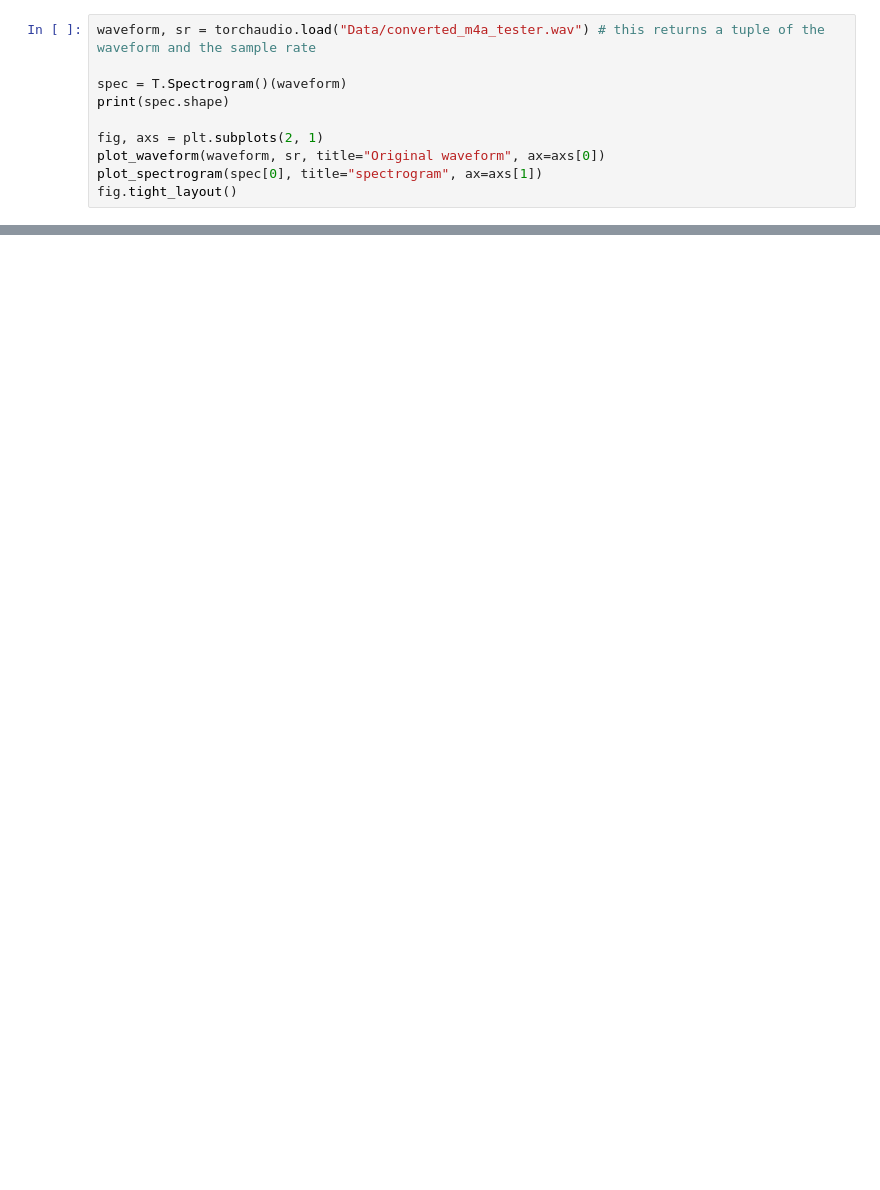
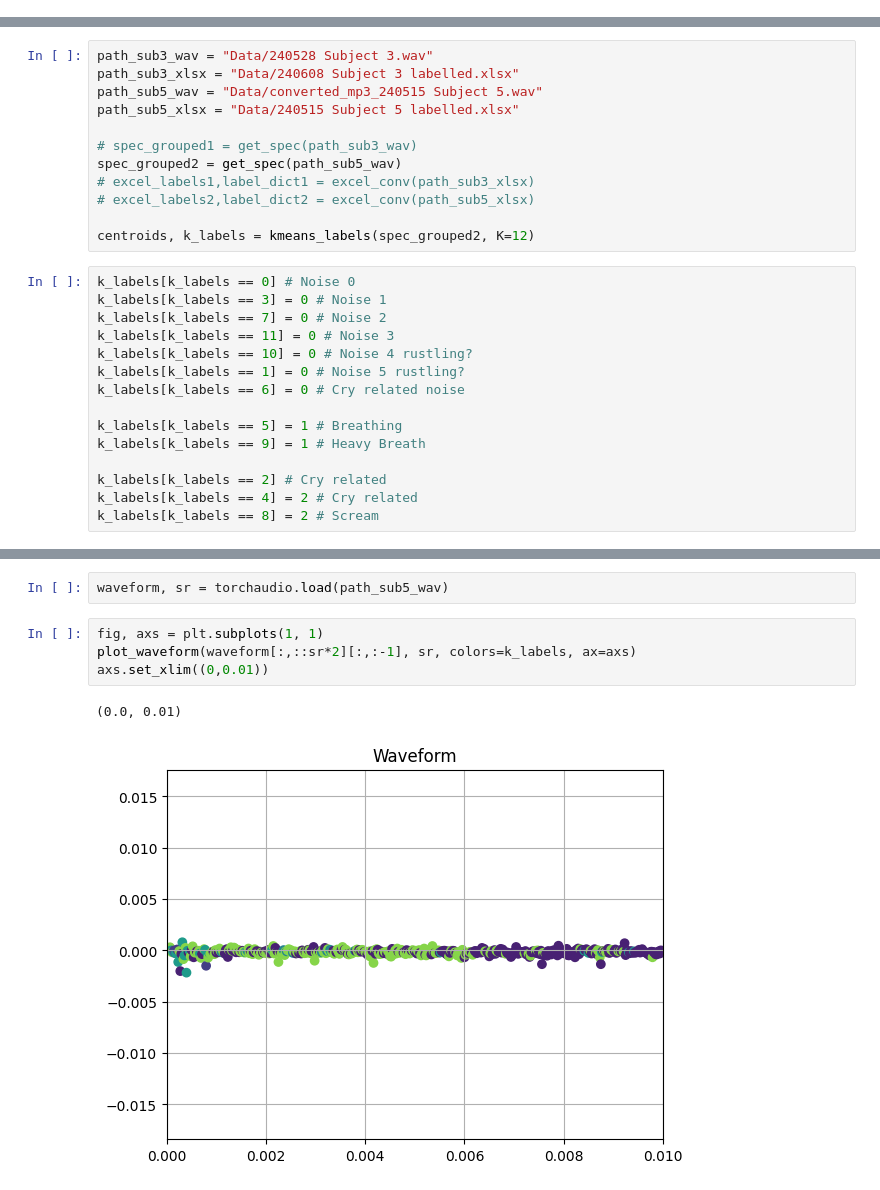
Before and after one commit to Apros7/Hackathons, a Jupyter notebook: Valhacks2024/tester.ipynb, the cells around one changed output, grey strips where cells are left out. Drawn from its saved outputs; the diff is of its cells as text; blank space fills up the shorter version.

Commit message:
testernyeste

```diff
--- a/Valhacks2024/tester.ipynb
+++ b/Valhacks2024/tester.ipynb
@@ -49,10 +97,0 @@ def plot_spectrogram(specgram, title=None, ylabel="freq_bin", ax=None):
-# %%
-waveform, sr = torchaudio.load("Data/converted_m4a_tester.wav") # this returns a tuple of the waveform and the sample rate
-
-spec = T.Spectrogram()(waveform)
-print(spec.shape)
-
-fig, axs = plt.subplots(2, 1)
-plot_waveform(waveform, sr, title="Original waveform", ax=axs[0])
-plot_spectrogram(spec[0], title="spectrogram", ax=axs[1])
-fig.tight_layout()
@@ -152,0 +98,27 @@ tensor([[-594.5067,   42.6286,  -37.0628,  ...,  -13.9460,  -13.5569,
+# %%
+path_sub3_wav = "Data/240528 Subject 3.wav"
+path_sub3_xlsx = "Data/240608 Subject 3 labelled.xlsx"
+path_sub5_wav = "Data/converted_mp3_240515 Subject 5.wav"
+path_sub5_xlsx = "Data/240515 Subject 5 labelled.xlsx"
+
+# spec_grouped1 = get_spec(path_sub3_wav)
+spec_grouped2 = get_spec(path_sub5_wav)
+# excel_labels1,label_dict1 = excel_conv(path_sub3_xlsx)
+# excel_labels2,label_dict2 = excel_conv(path_sub5_xlsx)
+
+centroids, k_labels = kmeans_labels(spec_grouped2, K=12)
+# %%
+k_labels[k_labels == 0] # Noise 0
+k_labels[k_labels == 3] = 0 # Noise 1
+k_labels[k_labels == 7] = 0 # Noise 2
+k_labels[k_labels == 11] = 0 # Noise 3
+k_labels[k_labels == 10] = 0 # Noise 4 rustling?
+k_labels[k_labels == 1] = 0 # Noise 5 rustling?
+k_labels[k_labels == 6] = 0 # Cry related noise
+
+k_labels[k_labels == 5] = 1 # Breathing
+k_labels[k_labels == 9] = 1 # Heavy Breath
+
+k_labels[k_labels == 2] # Cry related
+k_labels[k_labels == 4] = 2 # Cry related
+k_labels[k_labels == 8] = 2 # Scream
@@ -152,0 +186,9 @@ tensor([[-594.5067,   42.6286,  -37.0628,  ...,  -13.9460,  -13.5569,
+# %%
+waveform, sr = torchaudio.load(path_sub5_wav)
+# %%
+fig, axs = plt.subplots(1, 1)
+plot_waveform(waveform[:,::sr*2][:,:-1], sr, colors=k_labels, ax=axs)
+axs.set_xlim((0,0.01))
+# %% [output]
+(0.0, 0.01)
+[figure, added]
```
Also changed, not shown: parts of 17 cells of this notebook.
